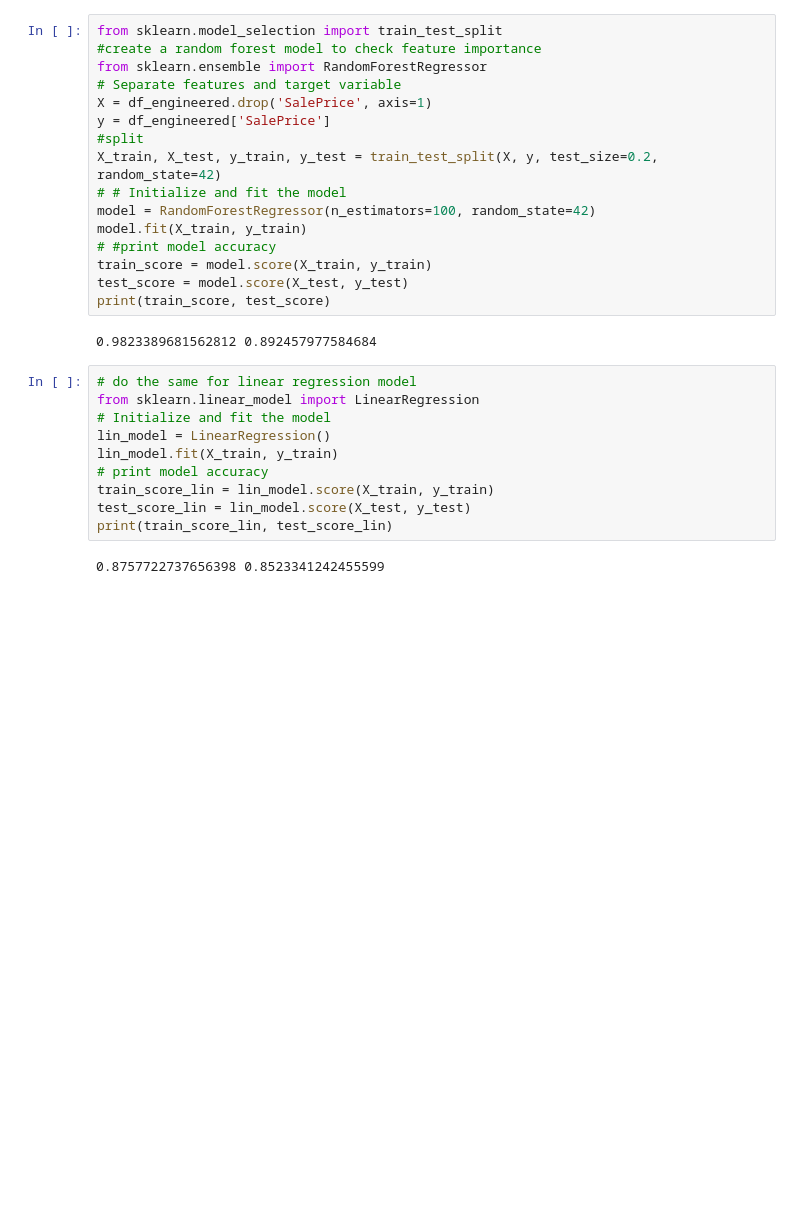
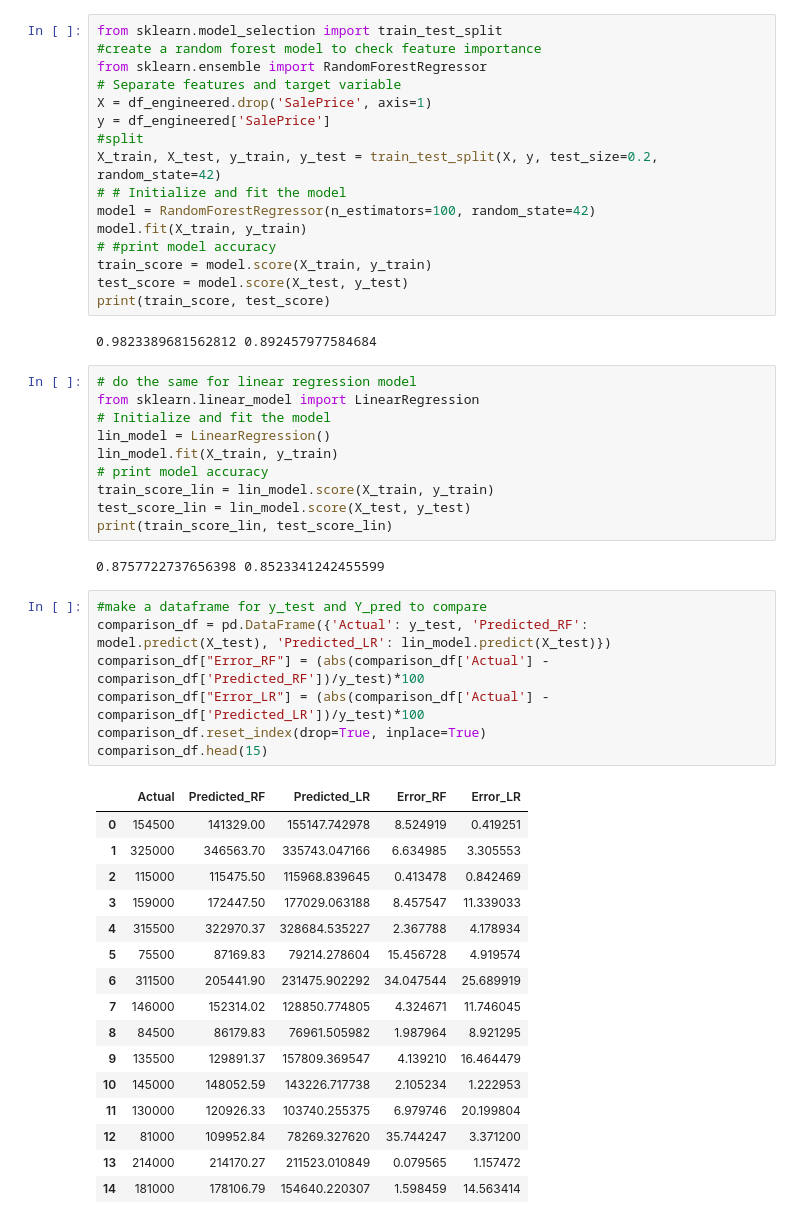
Before and after one commit to INmahi/Ostad-DS-ML, a Jupyter notebook: final project/practice_project_1.ipynb, the cells around one changed output. Cells and saved outputs as stored; diff of their text form; blank space fills up the shorter version.

```diff
--- a/final project/practice_project_1.ipynb
+++ b/final project/practice_project_1.ipynb
@@ -534,3 +534,27 @@ test_score_lin = lin_model.score(X_test, y_test)
 print(train_score_lin, test_score_lin)
 # %% [output]
 0.8757722737656398 0.8523341242455599
+# %%
+#make a dataframe for y_test and Y_pred to compare
+comparison_df = pd.DataFrame({'Actual': y_test, 'Predicted_RF': model.predict(X_test), 'Predicted_LR': lin_model.predict(X_test)})
+comparison_df["Error_RF"] = (abs(comparison_df['Actual'] - comparison_df['Predicted_RF'])/y_test)*100
+comparison_df["Error_LR"] = (abs(comparison_df['Actual'] - comparison_df['Predicted_LR'])/y_test)*100
+comparison_df.reset_index(drop=True, inplace=True)
+comparison_df.head(15)
+# %% [output]
+|  | Actual | Predicted_RF | Predicted_LR | Error_RF | Error_LR |
+| 0 | 154500 | 141329.00 | 155147.742978 | 8.524919 | 0.419251 |
+| 1 | 325000 | 346563.70 | 335743.047166 | 6.634985 | 3.305553 |
+| 2 | 115000 | 115475.50 | 115968.839645 | 0.413478 | 0.842469 |
+| 3 | 159000 | 172447.50 | 177029.063188 | 8.457547 | 11.339033 |
+| 4 | 315500 | 322970.37 | 328684.535227 | 2.367788 | 4.178934 |
+| 5 | 75500 | 87169.83 | 79214.278604 | 15.456728 | 4.919574 |
+| 6 | 311500 | 205441.90 | 231475.902292 | 34.047544 | 25.689919 |
+| 7 | 146000 | 152314.02 | 128850.774805 | 4.324671 | 11.746045 |
+| 8 | 84500 | 86179.83 | 76961.505982 | 1.987964 | 8.921295 |
+| 9 | 135500 | 129891.37 | 157809.369547 | 4.139210 | 16.464479 |
+| 10 | 145000 | 148052.59 | 143226.717738 | 2.105234 | 1.222953 |
+| 11 | 130000 | 120926.33 | 103740.255375 | 6.979746 | 20.199804 |
+| 12 | 81000 | 109952.84 | 78269.327620 | 35.744247 | 3.371200 |
+| 13 | 214000 | 214170.27 | 211523.010849 | 0.079565 | 1.157472 |
+| 14 | 181000 | 178106.79 | 154640.220307 | 1.598459 | 14.563414 |
```
Also changed, not shown: parts of 5 cells of this notebook.
